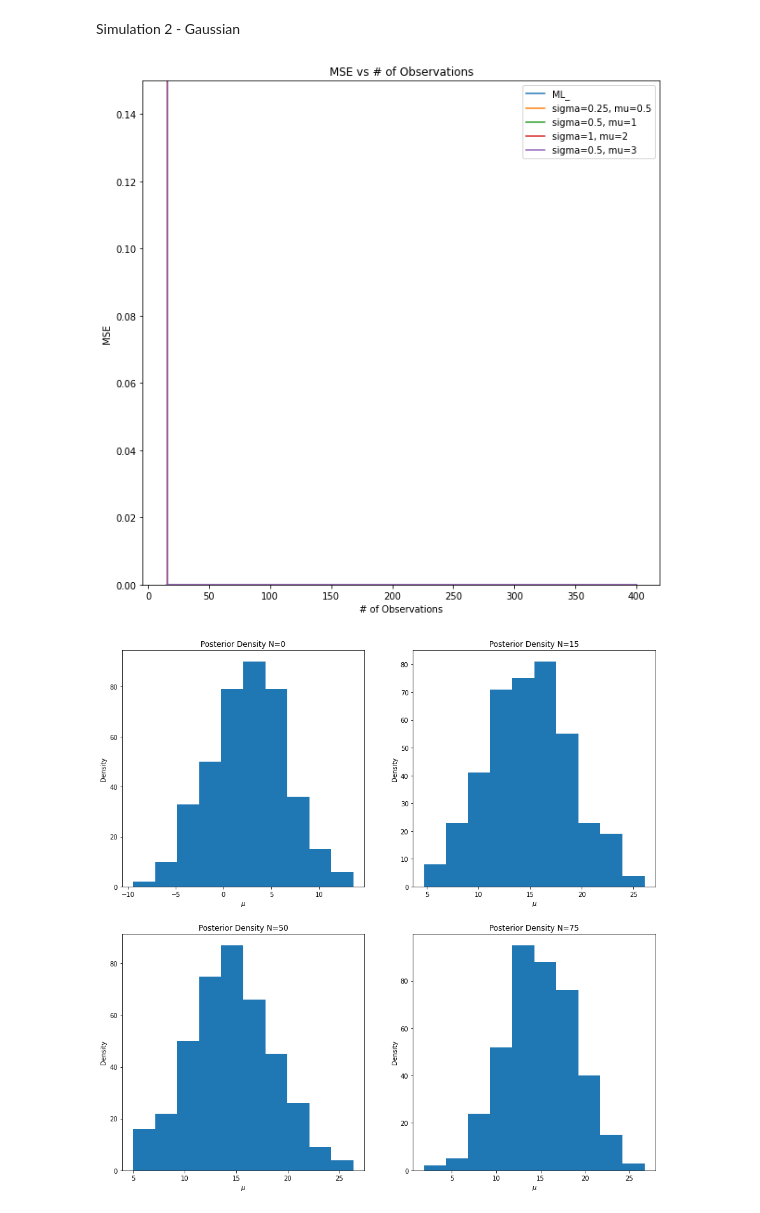
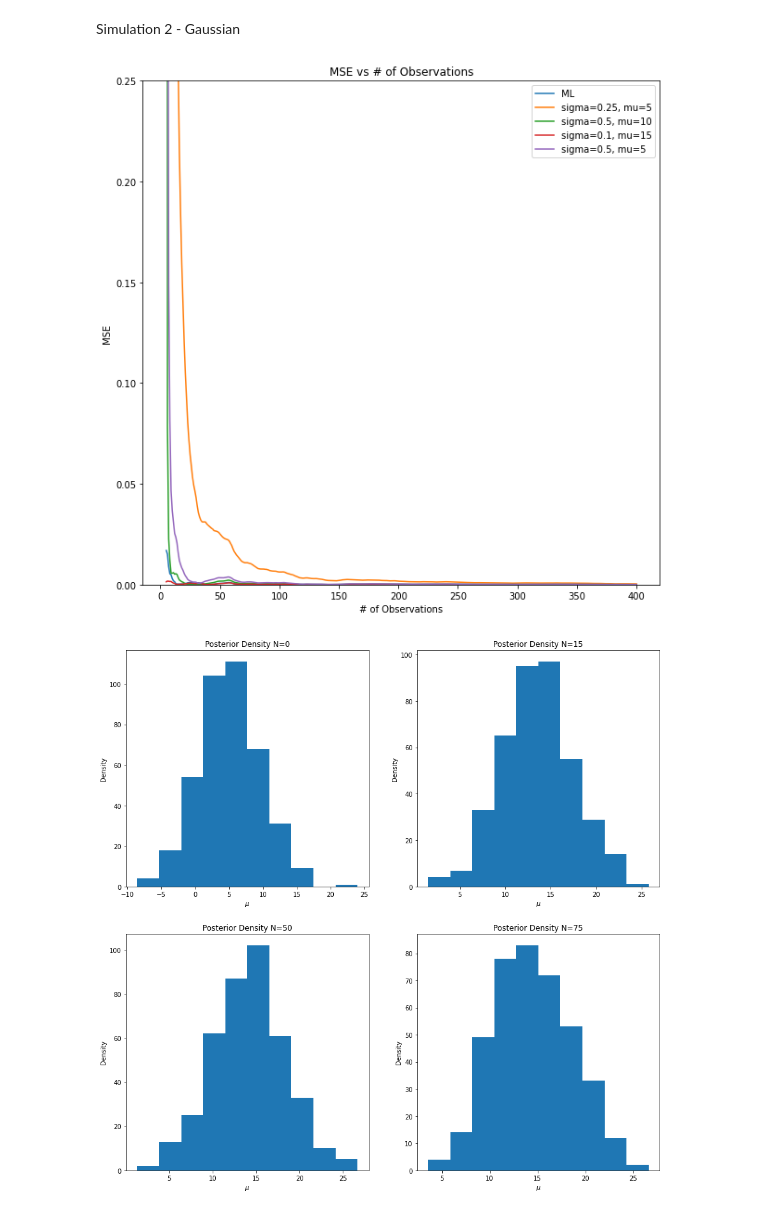
Before and after one commit to nsubbaian/BayesianML, a Jupyter notebook: Project1/BayesMLProject1.ipynb, the cells around one changed output. Saved outputs shown, nothing was run; the diff lists cells and outputs as text; code cells hidden in the pictures.

```diff
--- a/Project1/BayesMLProject1.ipynb
+++ b/Project1/BayesMLProject1.ipynb
@@ -95,7 +95,7 @@ Simulation 2 - Gaussian
 # did for the Bernoulli.
 
 dist_mean = 15
-dist_sigma = .01
+dist_sigma = .2
 
 #-------------------  Estimation of probability p using ML estimate (Eq 2.7) -------------------
 observations = 400
@@ -105,14 +105,14 @@ ML_MSE = []
 g = np.random.normal(dist_mean, dist_sigma , observations)
 
 for n in range(1, observations + 1):
-    ML_est = sum(g)/len(g)
+    ML_est = sum(g[0:n])/len(g[0:n])
     ML_estimate.append(ML_est)
     ML_MSE.append(np.mean((ML_est - dist_mean)**2 ))
 
 #------------------- Estimation of probability p using Gaussian with unknown mean, known variance case -------------------
 
-sigma_O_val =[.25, .5, 1, .5]
-mu_O_val = [.5, 1, 2, 3]
+sigma_O_val =[.25, .5, .1, .5]
+mu_O_val = [5, 10, 15, 5]
 all_var = np.linspace(0,1,num = n)
 Gmeans = []
 Gmeans_MSE =[]
@@ -144,35 +144,35 @@ for i in range(0,4):
       gaussMean_vals.append(gaussMean_val)
       gaussMean_MSE.append(mse(gaussMean_val, dist_mean))
       gaussVar_arr.append(gaussVar(sigma_O_val[i], n, dist_sigma))
 
   Gmeans.append(gaussMean_vals)
   Gmeans_MSE.append(gaussMean_MSE)
   Gvars.append(gaussVar_arr)
 
 #-------------------  Plotting ML and conjugate prior estimates  -------------------
 
 fig = plt.figure(figsize=[10,10])
 obs = np.arange(1, observations+1)
-plt.plot(obs, pd.Series(ML_MSE).rolling(15).mean(), label='ML_')
+plt.plot(obs, pd.Series(ML_MSE).rolling(5).mean(), label='ML')
 
 for i in range(0,4):
-  plt.plot(obs, pd.Series(Gmeans_MSE[i]).rolling(15).mean(), label='sigma={}, mu={}'.format(sigma_O_val[i], mu_O_val[i]))
+  plt.plot(obs, pd.Series(Gmeans_MSE[i]).rolling(5).mean(), label='sigma={}, mu={}'.format(sigma_O_val[i], mu_O_val[i]))
 
 plt.xlabel('# of Observations')
 plt.ylabel('MSE')
 plt.title('MSE vs # of Observations')
 plt.legend()
-plt.ylim((0, .15))
+plt.ylim((0, .25))
 plt.show()
 
 fig2, axs = plt.subplots(2,2, figsize = (15,15))
 axs = axs.ravel()
 for i in range(0,4):
   index = [0,15,50,75][i]
   axs[i].hist(np.random.normal(Gmeans[3][i], Gvars[3][i], 400))
   axs[i].set_title('Posterior Density N={}'.format(index))
   axs[i].set_xlabel('$\mu$')
   axs[i].set_ylabel('Density')
 # %% [output]
-[figure, old version]
+[figure, new version]
-[figure, old version]
+[figure, new version]
```
Also changed, not shown: parts of 2 cells of this notebook.
